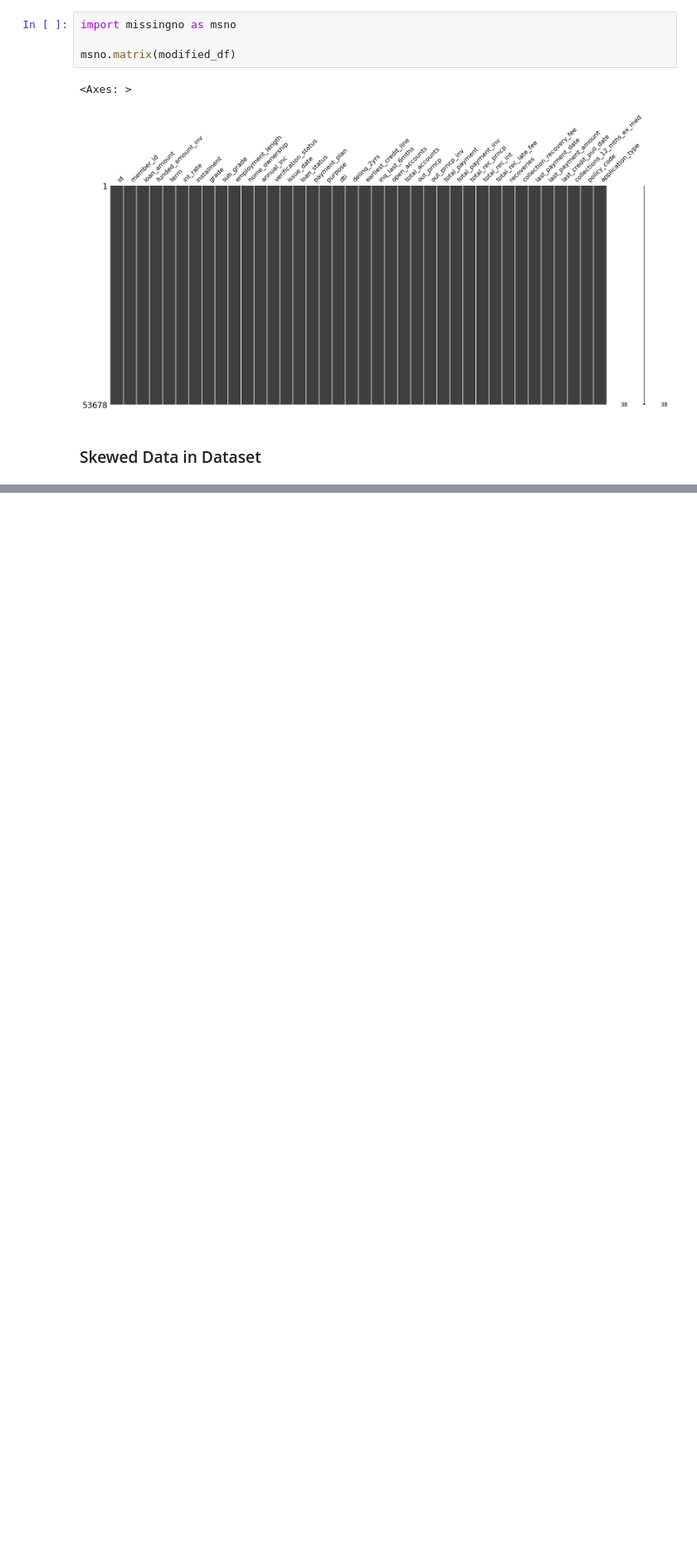
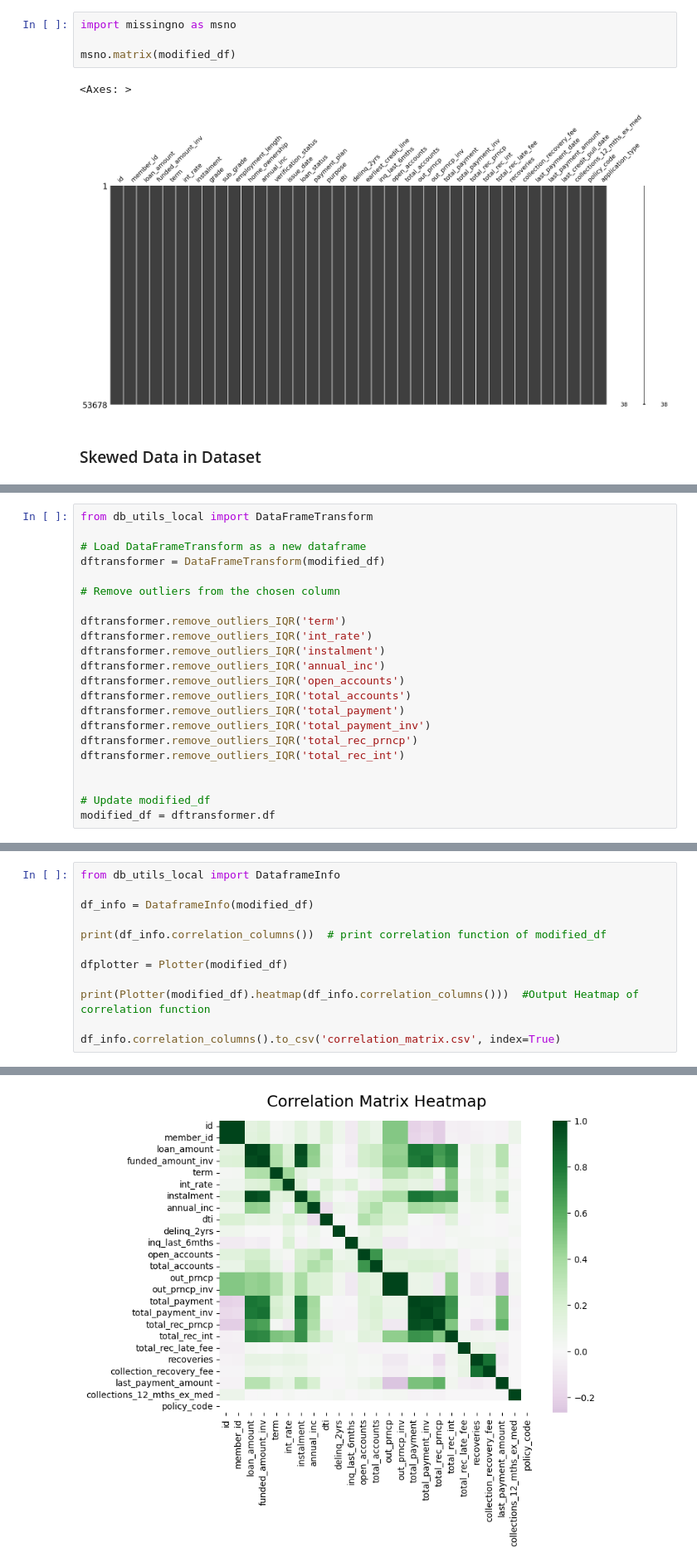
Before and after one commit to claire-casta/EDA-Project, a Jupyter notebook: loan_payments_queries.ipynb, the cells around one changed output, grey strips where cells are left out. Shown at 83% size. Saved outputs shown, nothing was run; the diff lists cells and outputs as text; blank space fills up the shorter version.

```diff
--- a/loan_payments_queries.ipynb
+++ b/loan_payments_queries.ipynb
@@ -531,0 +660,22 @@ dtype: float64
+# %%
+from db_utils_local import DataFrameTransform
+
+# Load DataFrameTransform as a new dataframe
+dftransformer = DataFrameTransform(modified_df)
+
+# Remove outliers from the chosen column
+
+dftransformer.remove_outliers_IQR('term')
+dftransformer.remove_outliers_IQR('int_rate')
+dftransformer.remove_outliers_IQR('instalment')
+dftransformer.remove_outliers_IQR('annual_inc')
+dftransformer.remove_outliers_IQR('open_accounts')
+dftransformer.remove_outliers_IQR('total_accounts')
+dftransformer.remove_outliers_IQR('total_payment')
+dftransformer.remove_outliers_IQR('total_payment_inv')
+dftransformer.remove_outliers_IQR('total_rec_prncp')
+dftransformer.remove_outliers_IQR('total_rec_int')
+
+
+# Update modified_df
+modified_df = dftransformer.df
@@ -531,0 +700,13 @@ dtype: float64
+# %%
+from db_utils_local import DataframeInfo
+
+df_info = DataframeInfo(modified_df)
+
+print(df_info.correlation_columns())  # print correlation function of modified_df
+
+dfplotter = Plotter(modified_df)
+
+print(Plotter(modified_df).heatmap(df_info.correlation_columns()))  #Output Heatmap of correlation function
+
+df_info.correlation_columns().to_csv('correlation_matrix.csv', index=True)
+# %% [output]
@@ -531,0 +730 @@ dtype: float64
+[figure, added]
```
Also changed, not shown: parts of 36 cells of this notebook, 3 other files.
